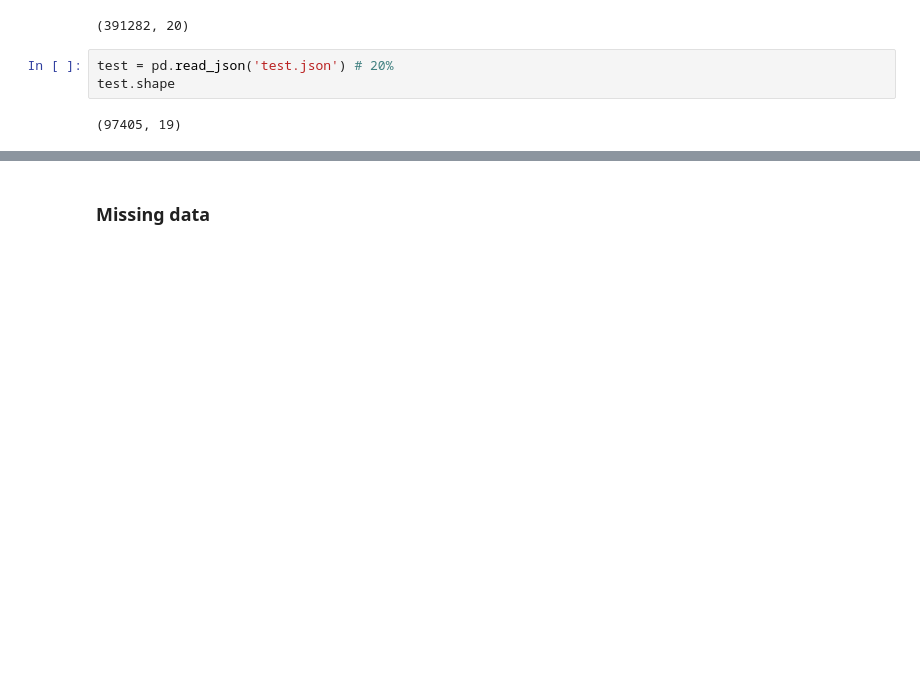
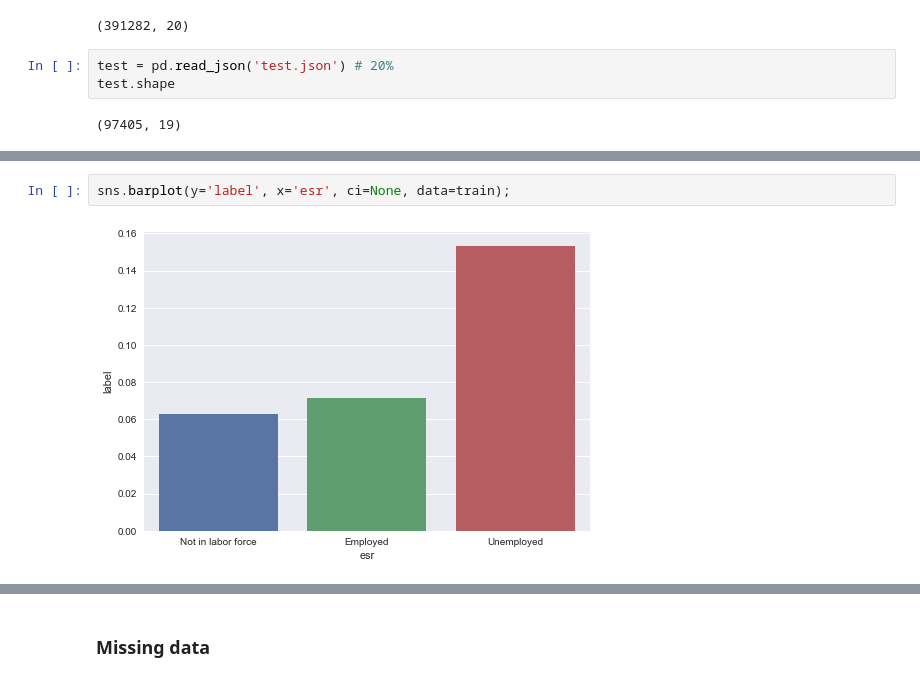
Before and after one commit to sdaza/imbalance-classification, a Jupyter notebook: EDA.ipynb, the cells around one changed output, grey strips where cells are left out. Saved outputs shown, nothing was run; the diff lists cells and outputs as text; blank space fills up the shorter version.

```diff
--- a/EDA.ipynb
+++ b/EDA.ipynb
@@ -22,0 +78,4 @@ test.shape
+# %%
+sns.barplot(y='label', x='esr', ci=None, data=train);
+# %% [output]
+[figure, added]
```
Also changed, not shown: parts of 88 cells of this notebook.
